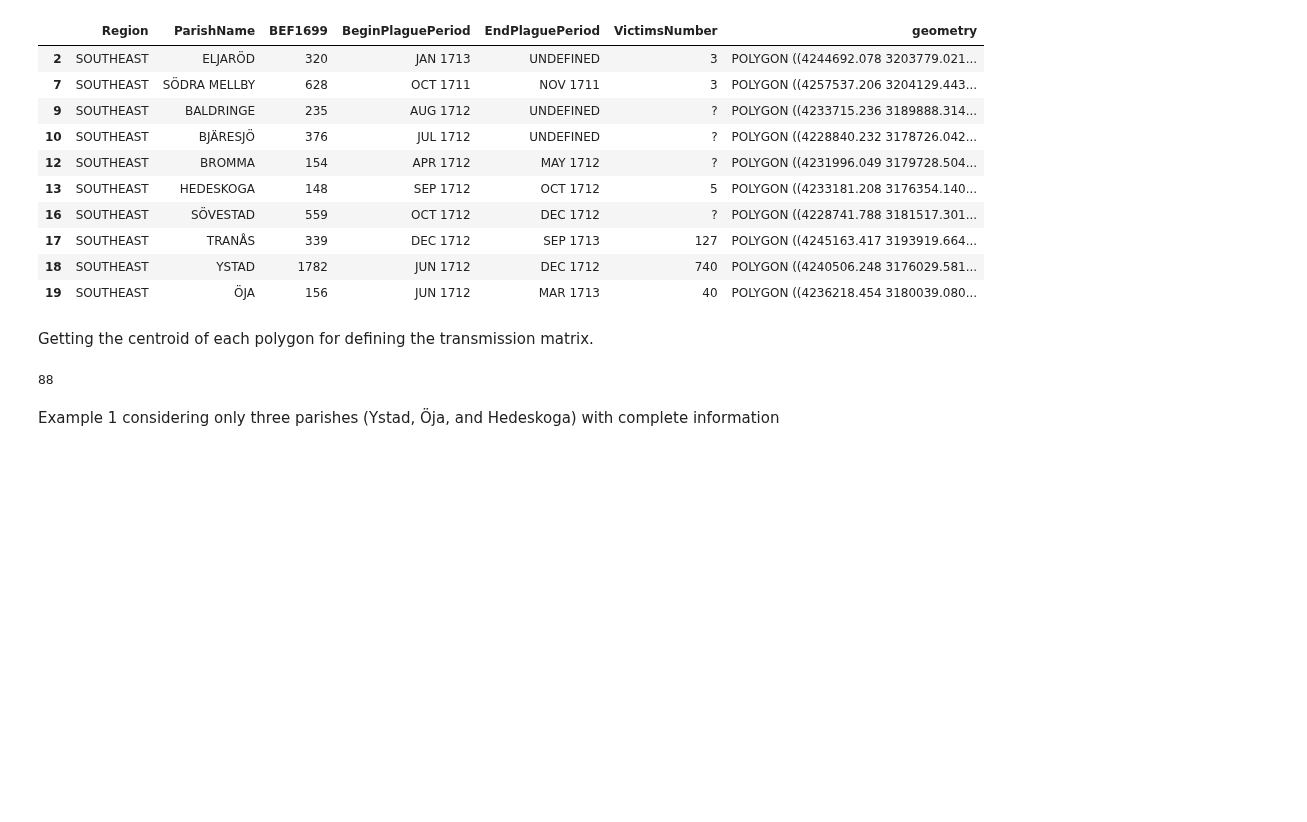
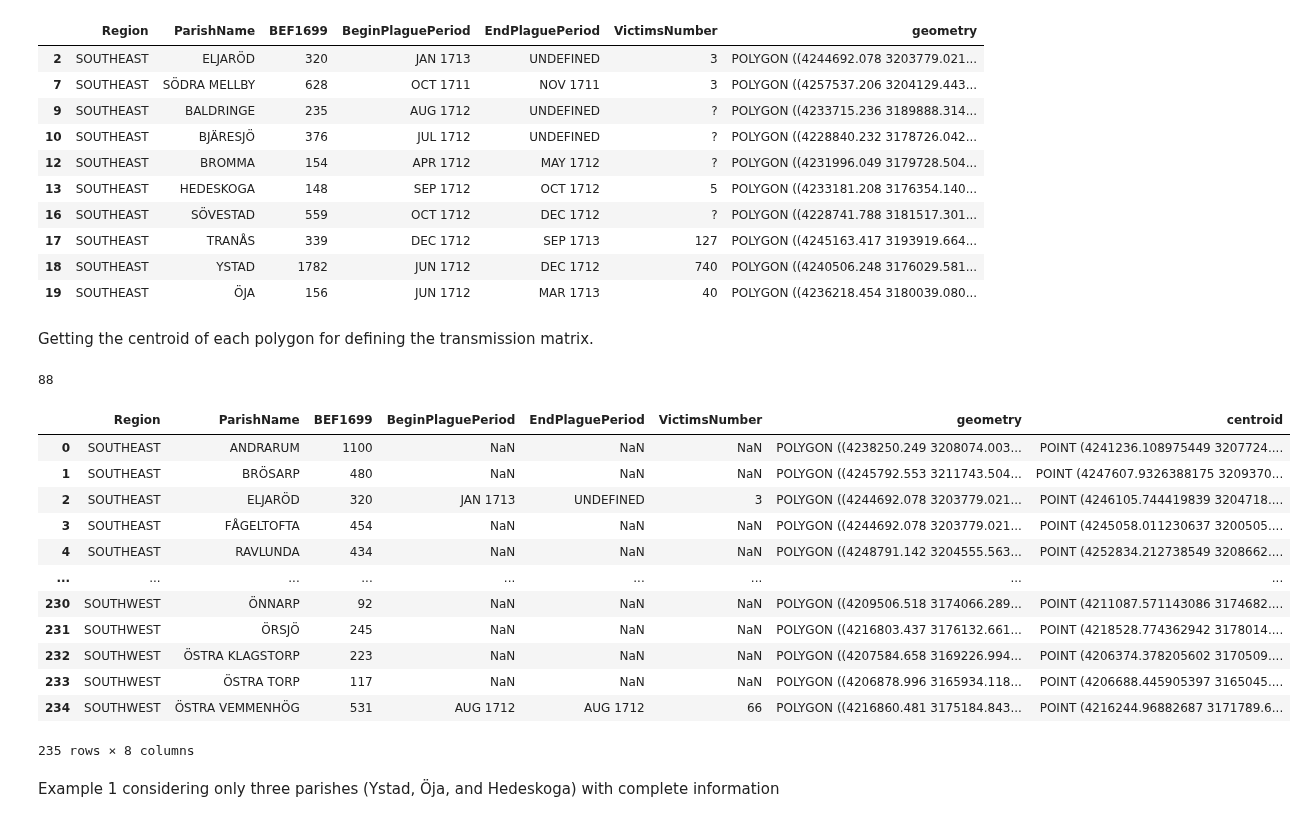
Before and after one commit to polislizarralde/PythonMathematicalModeling, a Jupyter notebook: docs/PlagueProject/Number_infected_parishes.ipynb, the cells around one changed output. Drawn from its saved outputs; the diff is of its cells as text; code cells hidden in the pictures; blank space fills up the shorter version.

```diff
--- a/docs/PlagueProject/Number_infected_parishes.ipynb
+++ b/docs/PlagueProject/Number_infected_parishes.ipynb
@@ -187,6 +194,22 @@ def count_infected_by_month(df
     # Counting the number of victims per month
 
     return results
+# %%
+southScania
+# %% [output]
+|  | Region | ParishName | BEF1699 | BeginPlaguePeriod | EndPlaguePeriod | VictimsNumber | geometry | centroid |
+| 0 | SOUTHEAST | ANDRARUM | 1100 | NaN | NaN | NaN | POLYGON ((4238250.249 3208074.003... | POINT (4241236.108975449 3207724.... |
+| 1 | SOUTHEAST | BRÖSARP | 480 | NaN | NaN | NaN | POLYGON ((4245792.553 3211743.504... | POINT (4247607.9326388175 3209370... |
+| 2 | SOUTHEAST | ELJARÖD | 320 | JAN 1713 | UNDEFINED | 3 | POLYGON ((4244692.078 3203779.021... | POINT (4246105.744419839 3204718.... |
+| 3 | SOUTHEAST | FÅGELTOFTA | 454 | NaN | NaN | NaN | POLYGON ((4244692.078 3203779.021... | POINT (4245058.011230637 3200505.... |
+| 4 | SOUTHEAST | RAVLUNDA | 434 | NaN | NaN | NaN | POLYGON ((4248791.142 3204555.563... | POINT (4252834.212738549 3208662.... |
+| ... | ... | ... | ... | ... | ... | ... | ... | ... |
+| 230 | SOUTHWEST | ÖNNARP | 92 | NaN | NaN | NaN | POLYGON ((4209506.518 3174066.289... | POINT (4211087.571143086 3174682.... |
+| 231 | SOUTHWEST | ÖRSJÖ | 245 | NaN | NaN | NaN | POLYGON ((4216803.437 3176132.661... | POINT (4218528.774362942 3178014.... |
+| 232 | SOUTHWEST | ÖSTRA KLAGSTORP | 223 | NaN | NaN | NaN | POLYGON ((4207584.658 3169226.994... | POINT (4206374.378205602 3170509.... |
+| 233 | SOUTHWEST | ÖSTRA TORP | 117 | NaN | NaN | NaN | POLYGON ((4206878.996 3165934.118... | POINT (4206688.445905397 3165045.... |
+| 234 | SOUTHWEST | ÖSTRA VEMMENHÖG | 531 | AUG 1712 | AUG 1712 | 66 | POLYGON ((4216860.481 3175184.843... | POINT (4216244.96882687 3171789.6... |
+235 rows × 8 columns
 # %%
 # Defining a function to count the number of victims per month
 def count_victims_by_month(gdf: gpd.GeoDataFrame
```
Also changed, not shown: parts of 3 cells of this notebook, 2 other files.
